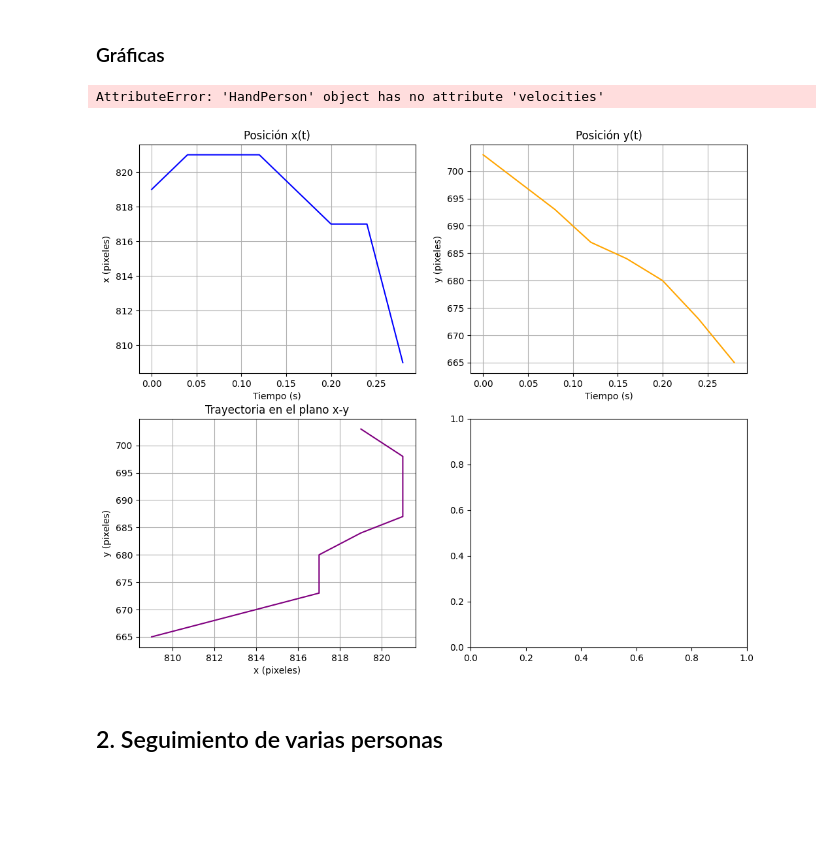
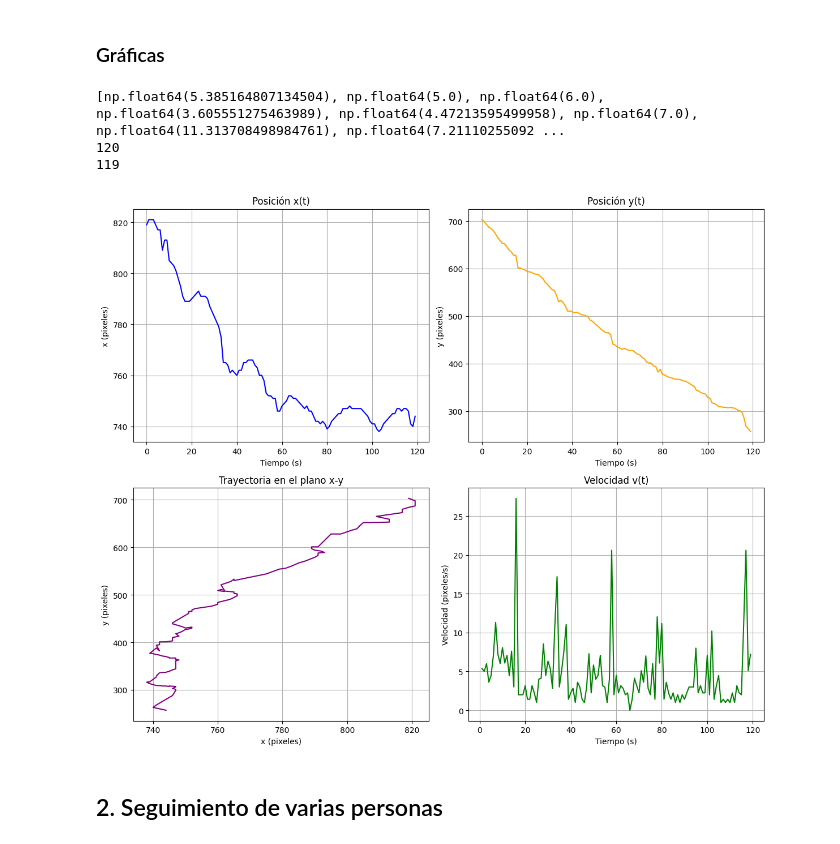
Before and after one commit to MediaMind-ULPGC/P07, a Jupyter notebook: yolo_version/yolo_p07.ipynb, the cells around one changed output. Drawn from its saved outputs; the diff is of its cells as text; code cells hidden in the pictures; blank space fills up the shorter version.

```diff
--- a/yolo_version/yolo_p07.ipynb
+++ b/yolo_version/yolo_p07.ipynb
@@ -103,42 +102,46 @@ Speed: 2.0ms preprocess, 624.5ms inference, 1.0ms postprocess per image at shape
 # %% [markdown]
 ### Gráficas
+# %%
+time = [i for i in range(len(person.x))]
+# %% [output]
+[np.float64(5.385164807134504), np.float64(5.0), np.float64(6.0), np.float64(3.605551275463989), np.float64(4.47213595499958), np.float64(7.0), np.float64(11.313708498984761), np.float64(7.21110255092 ...
+120
+119
 # %%
 plt.figure(figsize=(12, 10))
 
 plt.subplot(2, 2, 1)
-plt.plot(person.timestamps, person.x, label="x(t)", color="blue")
+plt.plot(time, person.x, label="x(t)", color="blue")
 plt.xlabel("Tiempo (s)")
 plt.ylabel("x (pixeles)")
 plt.title("Posición x(t)")
 plt.grid()
 
 plt.subplot(2, 2, 2)
-plt.plot(person.timestamps, person.y, label="y(t)", color="orange")
+plt.plot(time, person.y, label="y(t)", color="orange")
 plt.xlabel("Tiempo (s)")
 plt.ylabel("y (pixeles)")
 plt.title("Posición y(t)")
 plt.grid()
 
 plt.subplot(2, 2, 3)
 plt.plot(person.x, person.y, label="Trayectoria", color="purple")
 plt.xlabel("x (pixeles)")
 plt.ylabel("y (pixeles)")
 plt.title("Trayectoria en el plano x-y")
 plt.grid()
 
 plt.subplot(2, 2, 4)
-if person.velocities:
-    plt.plot(person.timestamps[1:], person.velocities, label="v(t)", color="green")
+plt.plot(time[1:], person.speeds, label="v(t)", color="green")
 plt.xlabel("Tiempo (s)")
 plt.ylabel("Velocidad (pixeles/s)")
 plt.title("Velocidad v(t)")
 plt.grid()
 
 plt.tight_layout()
 plt.show()
 # %% [output]
-AttributeError: 'HandPerson' object has no attribute 'velocities'
-[figure, old version]
+[figure, new version]
 # %% [markdown]
 ## 2. Seguimiento de varias personas
 # %%
```
Also changed, not shown: parts of 1 cell of this notebook, 3 other files.
